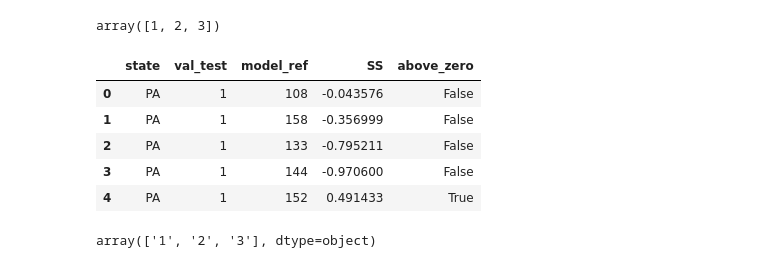
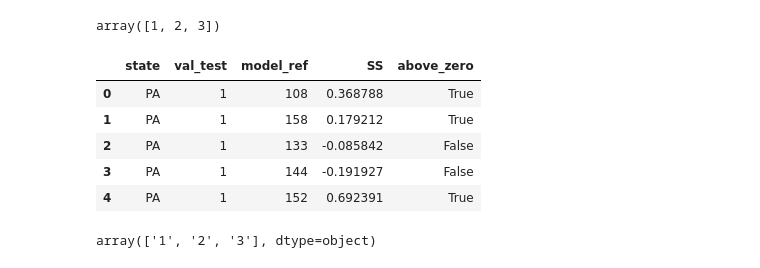
Before and after one commit to Mosqlimate-project/2nd_IMDC_sprint_results, a Jupyter notebook: validation_ensemble.ipynb, the cells around one changed output. Cells and saved outputs as stored; diff of their text form; code cells hidden in the pictures.

```diff
--- a/validation_ensemble.ipynb
+++ b/validation_ensemble.ipynb
@@ -226,36 +226,36 @@ order = [
 # %%
 df_ss_median_all = pd.DataFrame()
 
 for state, val_test in product(df_m_norm.state.unique(), ['1', '2', '3']):
 
     dfm = df_m_norm.loc[(df_m_norm.state == state ) & (df_m_norm.validation_test == int(val_test))]
 
-    dfm_e = df_m_ens.loc[df_m_ens.validation_test == val_test]
+    dfm_e = df_m_ens.loc[(df_m_ens.validation_test == val_test) & (df_m_ens.state == state)]
 
     for model in dfm.model.unique():
 
         ss =  1- (dfm_e.WIS.values[0]/dfm.loc[dfm.model == model].WIS.values[0])
 
         df_ss_median_all = pd.concat([df_ss_median_all,
                            pd.DataFrame([[state, val_test, model, ss ]],
                             columns = ['state', 'val_test', 'model_ref', 'SS']
                             )], ignore_index = True)
 
 df_ss_median_all['state'] = pd.Categorical(df_ss_median_all['state'],
                                      categories = order,
                                      ordered = True)
 
 df_ss_median_all['above_zero'] = True
 df_ss_median_all.loc[df_ss_median_all.SS <= 0, 'above_zero'] = False
 
 df_ss_median_all.head()
 # %% [output]
 |  | state | val_test | model_ref | SS | above_zero |
-| 0 | PA | 1 | 108 | -0.043576 | False |
-| 1 | PA | 1 | 158 | -0.356999 | False |
-| 2 | PA | 1 | 133 | -0.795211 | False |
-| 3 | PA | 1 | 144 | -0.970600 | False |
-| 4 | PA | 1 | 152 | 0.491433 | True |
+| 0 | PA | 1 | 108 | 0.368788 | True |
+| 1 | PA | 1 | 158 | 0.179212 | True |
+| 2 | PA | 1 | 133 | -0.085842 | False |
+| 3 | PA | 1 | 144 | -0.191927 | False |
+| 4 | PA | 1 | 152 | 0.692391 | True |
 # %%
 df_ss_median_all.val_test.unique()
 # %% [output]
```
Also changed, not shown: parts of 11 cells of this notebook, 4 other files.
